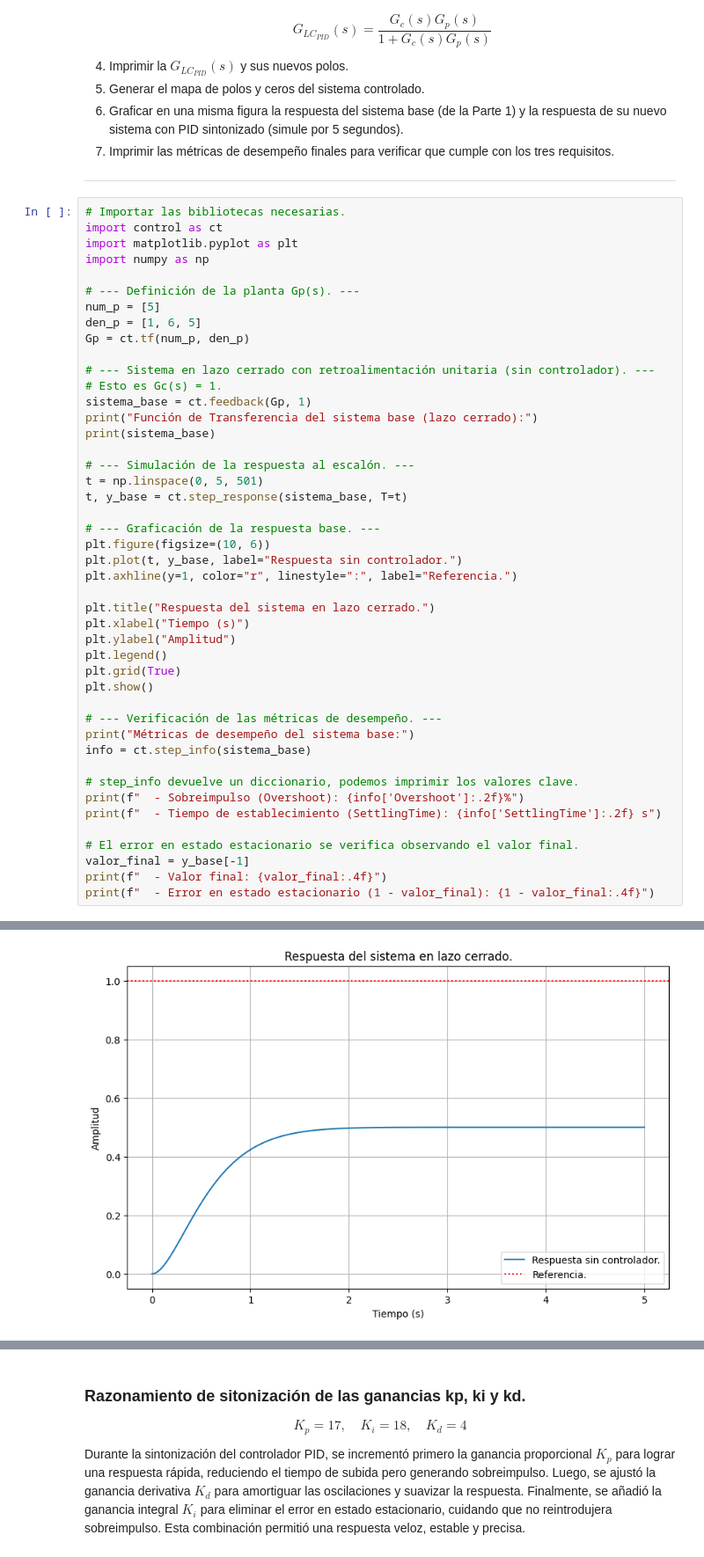
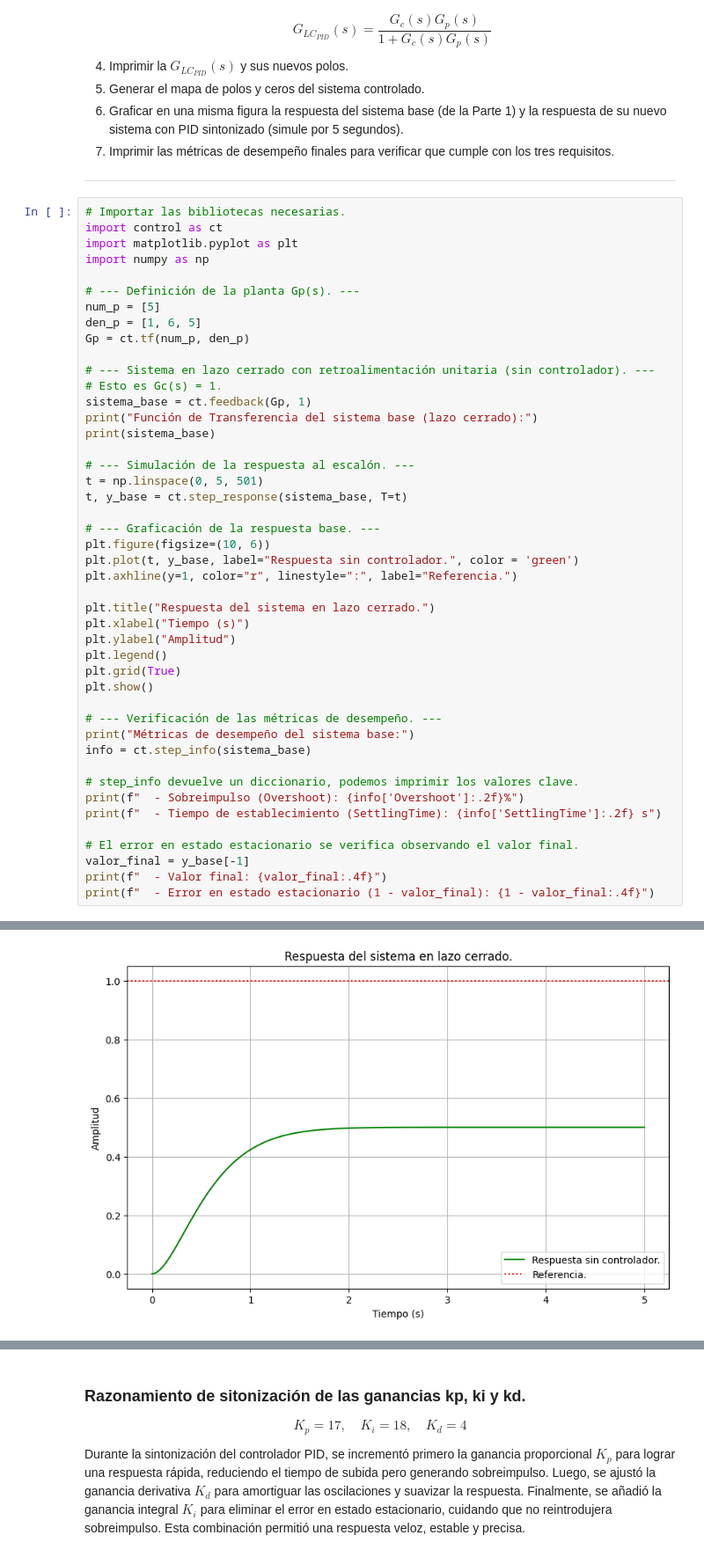
Before and after one commit to HectorPS27/Control-Clasico, a Jupyter notebook: Examenes/E_2_Controlador_PID.ipynb, the cells around one changed output, grey strips where cells are left out. Shown at 88% size. Saved outputs shown, nothing was run; the diff lists cells and outputs as text.

```diff
--- a/Examenes/E_2_Controlador_PID.ipynb
+++ b/Examenes/E_2_Controlador_PID.ipynb
@@ -68,7 +68,7 @@ t, y_base = ct.step_response(sistema_base, T=t)
 
 # --- Graficación de la respuesta base. ---
 plt.figure(figsize=(10, 6))
-plt.plot(t, y_base, label="Respuesta sin controlador.")
+plt.plot(t, y_base, label="Respuesta sin controlador.", color = 'green')
 plt.axhline(y=1, color="r", linestyle=":", label="Referencia.")
 
 plt.title("Respuesta del sistema en lazo cerrado.")
@@ -96,10 +96,10 @@ Función de Transferencia del sistema base (lazo cerrado):
 Inputs (1): ['u[0]']
 Outputs (1): ['y[0]']
 
         5
   --------------
   s^2 + 6 s + 10
-[figure, old version]
+[figure, new version]
 Métricas de desempeño del sistema base:
   - Sobreimpulso (Overshoot): 0.00%
   - Tiempo de establecimiento (SettlingTime): 1.67 s
```
Also changed, not shown: parts of 3 cells of this notebook.
